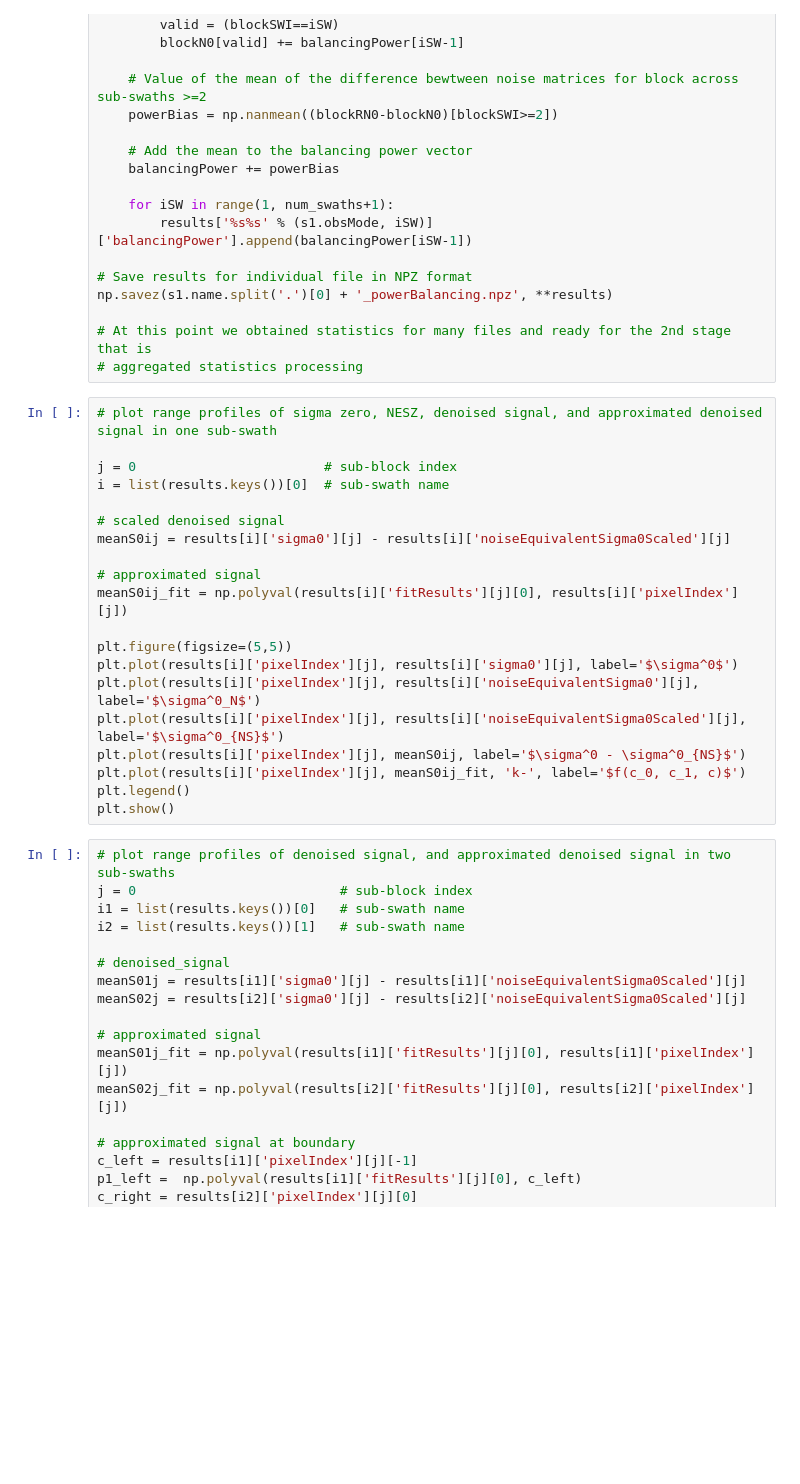
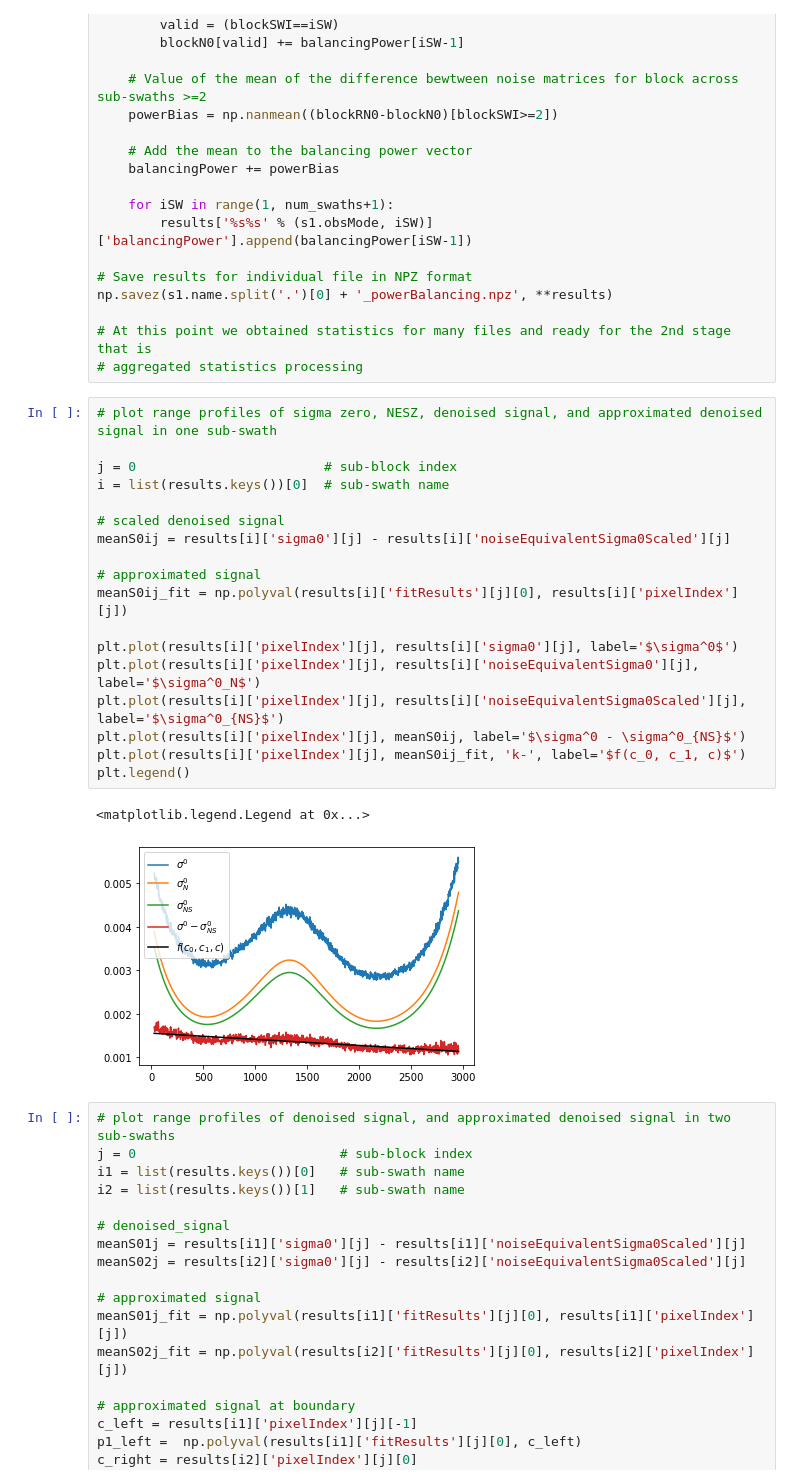
Before and after one commit to nansencenter/sentinel1denoised, a Jupyter notebook: s1denoise/experimentalData/powerBalancing/Quick_start_Power_balancing.ipynb, the cells around one changed output. Cells and saved outputs as stored; diff of their text form; blank space fills up the shorter version.

Commit message:
#18 add one more figure to notebook
Former-commit-id: 22f31dbaaedb2db41d945fda60aaac348224ea04

```diff
--- a/s1denoise/experimentalData/powerBalancing/Quick_start_Power_balancing.ipynb
+++ b/s1denoise/experimentalData/powerBalancing/Quick_start_Power_balancing.ipynb
@@ -185,23 +193,24 @@ np.savez(s1.name.split('.')[0] + '_powerBalancing.npz', **results)
 # %%
 # plot range profiles of sigma zero, NESZ, denoised signal, and approximated denoised signal in one sub-swath
 
 j = 0                        # sub-block index
 i = list(results.keys())[0]  # sub-swath name
 
 # scaled denoised signal
 meanS0ij = results[i]['sigma0'][j] - results[i]['noiseEquivalentSigma0Scaled'][j]
 
 # approximated signal
 meanS0ij_fit = np.polyval(results[i]['fitResults'][j][0], results[i]['pixelIndex'][j])
 
-plt.figure(figsize=(5,5))
 plt.plot(results[i]['pixelIndex'][j], results[i]['sigma0'][j], label='$\sigma^0$')
 plt.plot(results[i]['pixelIndex'][j], results[i]['noiseEquivalentSigma0'][j], label='$\sigma^0_N$')
 plt.plot(results[i]['pixelIndex'][j], results[i]['noiseEquivalentSigma0Scaled'][j], label='$\sigma^0_{NS}$')
 plt.plot(results[i]['pixelIndex'][j], meanS0ij, label='$\sigma^0 - \sigma^0_{NS}$')
 plt.plot(results[i]['pixelIndex'][j], meanS0ij_fit, 'k-', label='$f(c_0, c_1, c)$')
 plt.legend()
-plt.show()
+# %% [output]
+<matplotlib.legend.Legend at 0x...>
+[figure, added]
 # %%
 # plot range profiles of denoised signal, and approximated denoised signal in two sub-swaths
 j = 0                          # sub-block index
```
Also changed, not shown: parts of 2 cells of this notebook.
